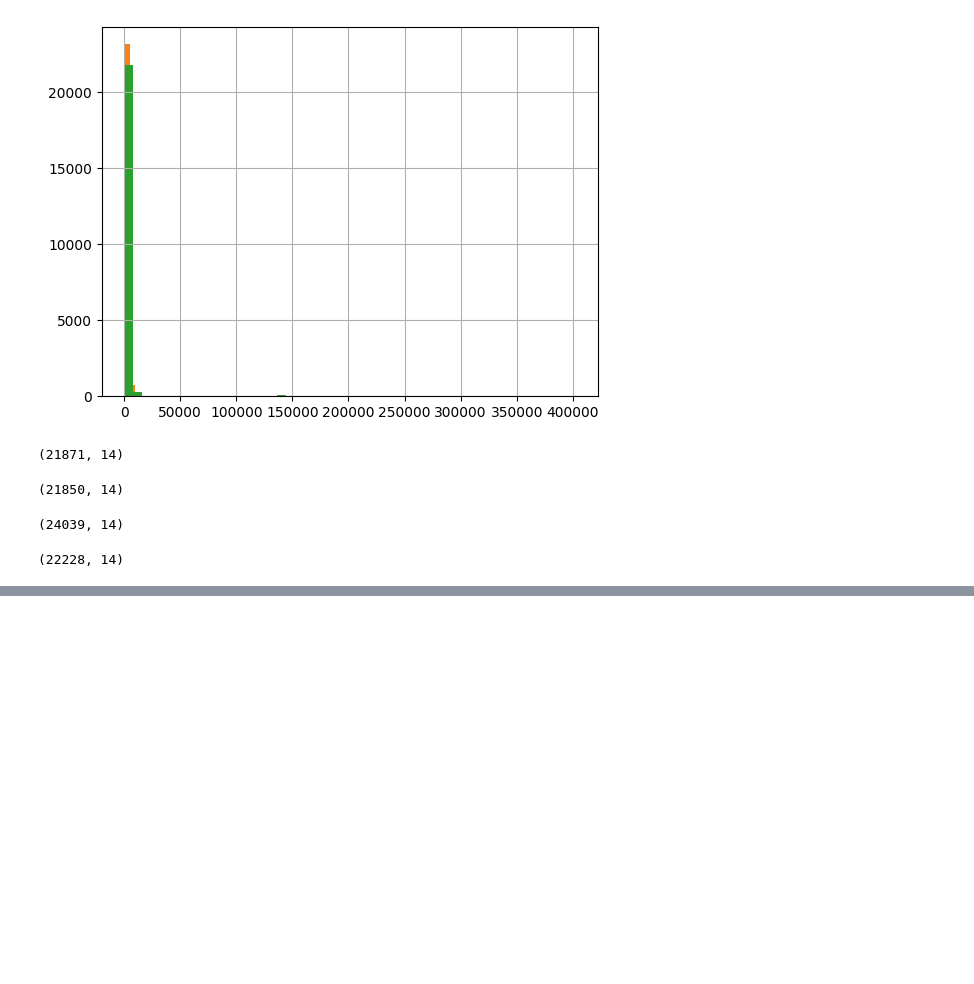
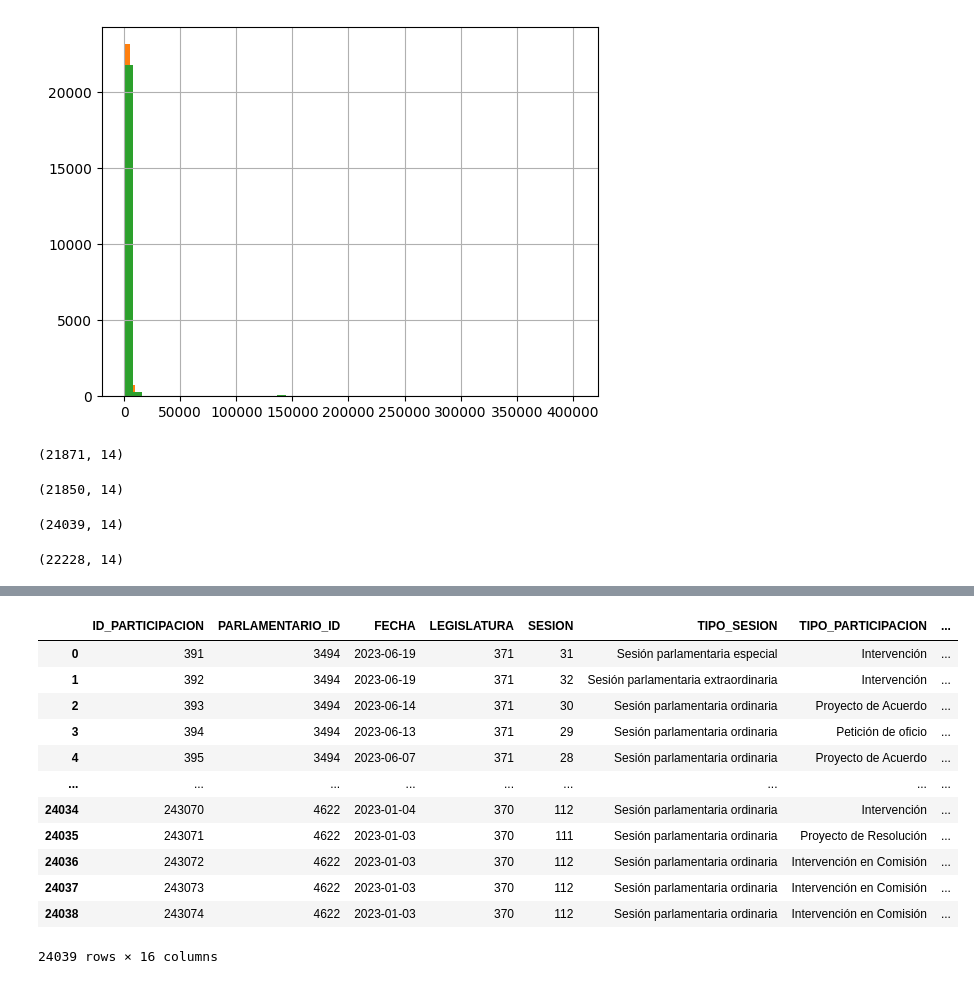
Before and after one commit to SVenegasA/tarea01_proc, a Jupyter notebook: limpieza_datos (1).ipynb, the cells around one changed output, grey strips where cells are left out. Saved outputs shown, nothing was run; the diff lists cells and outputs as text; code cells hidden in the pictures; blank space fills up the shorter version.

```diff
--- a/limpieza_datos (1).ipynb
+++ b/limpieza_datos (1).ipynb
@@ -401,0 +447,16 @@ OSError: sentence-transformers/paraphrase-multilingual-MiniLM-L12-v2 does not ap
+# %%
+df_participacion_2023_1
+# %% [output]
+|  | ID_PARTICIPACION | PARLAMENTARIO_ID | FECHA | LEGISLATURA | SESION | TIPO_SESION | TIPO_PARTICIPACION | ... |
+| 0 | 391 | 3494 | 2023-06-19 | 371 | 31 | Sesión parlamentaria especial | Intervención | ... |
+| 1 | 392 | 3494 | 2023-06-19 | 371 | 32 | Sesión parlamentaria extraordinaria | Intervención | ... |
+| 2 | 393 | 3494 | 2023-06-14 | 371 | 30 | Sesión parlamentaria ordinaria | Proyecto de Acuerdo | ... |
+| 3 | 394 | 3494 | 2023-06-13 | 371 | 29 | Sesión parlamentaria ordinaria | Petición de oficio | ... |
+| 4 | 395 | 3494 | 2023-06-07 | 371 | 28 | Sesión parlamentaria ordinaria | Proyecto de Acuerdo | ... |
+| ... | ... | ... | ... | ... | ... | ... | ... | ... |
+| 24034 | 243070 | 4622 | 2023-01-04 | 370 | 112 | Sesión parlamentaria ordinaria | Intervención | ... |
+| 24035 | 243071 | 4622 | 2023-01-03 | 370 | 111 | Sesión parlamentaria ordinaria | Proyecto de Resolución | ... |
+| 24036 | 243072 | 4622 | 2023-01-03 | 370 | 112 | Sesión parlamentaria ordinaria | Intervención en Comisión | ... |
+| 24037 | 243073 | 4622 | 2023-01-03 | 370 | 112 | Sesión parlamentaria ordinaria | Intervención en Comisión | ... |
+| 24038 | 243074 | 4622 | 2023-01-03 | 370 | 112 | Sesión parlamentaria ordinaria | Intervención en Comisión | ... |
+24039 rows × 16 columns
```
Also changed, not shown: parts of 23 cells of this notebook.
